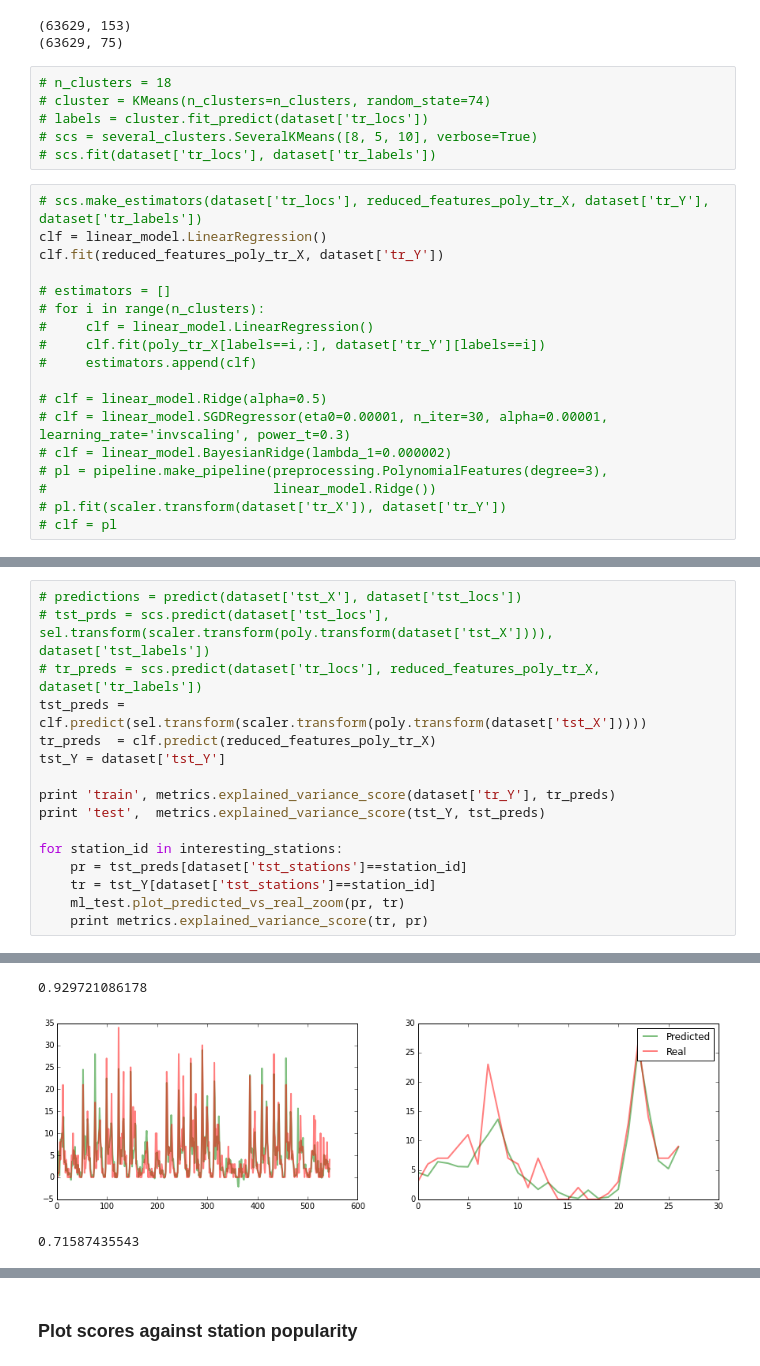
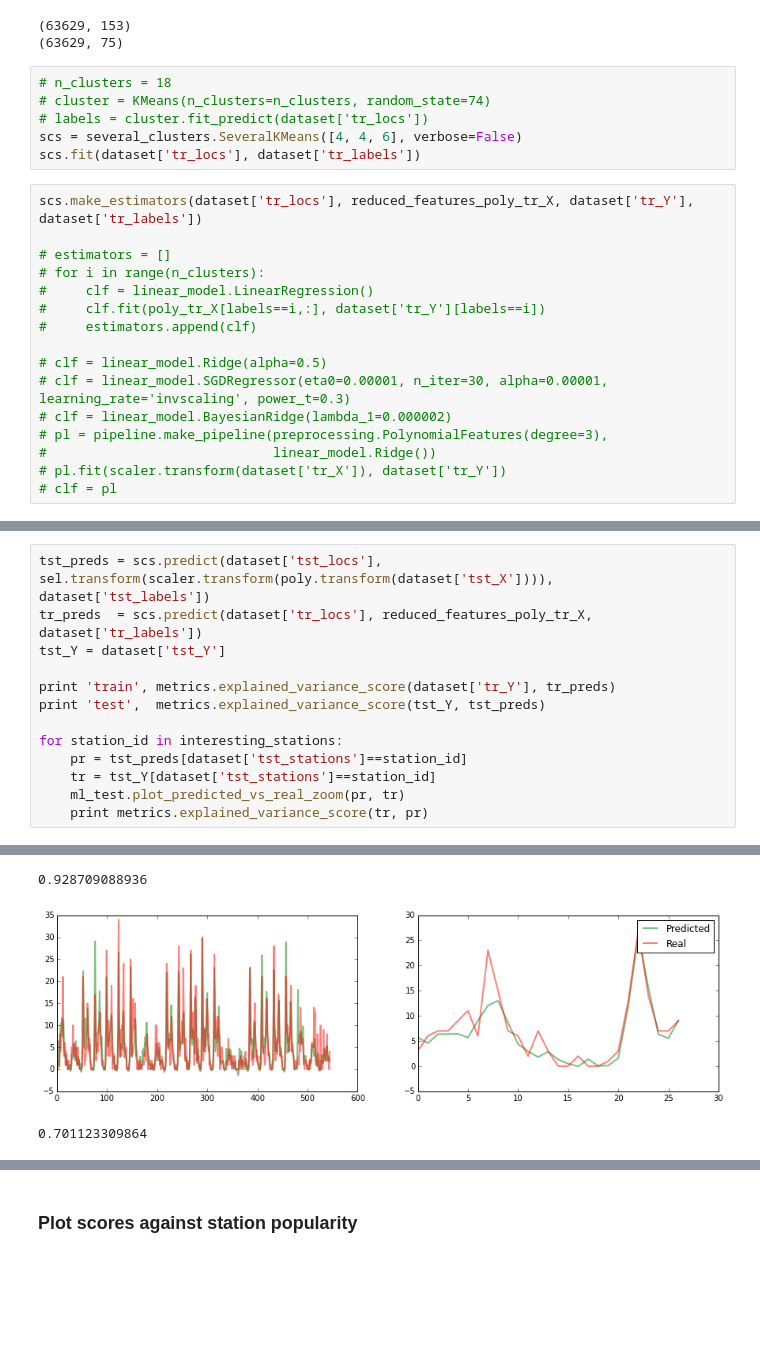
Before and after one commit to cs229-bike-prediction/bike-prediction, a Jupyter notebook: scikit experiments.ipynb, the cells around one changed output, grey strips where cells are left out. Drawn from its saved outputs; the diff is of its cells as text; blank space fills up the shorter version.

```diff
--- a/scikit experiments.ipynb
+++ b/scikit experiments.ipynb
@@ -51,12 +51,10 @@ print reduced_features_poly_tr_X.shape
 # n_clusters = 18
 # cluster = KMeans(n_clusters=n_clusters, random_state=74)
 # labels = cluster.fit_predict(dataset['tr_locs'])
-# scs = several_clusters.SeveralKMeans([8, 5, 10], verbose=True)
-# scs.fit(dataset['tr_locs'], dataset['tr_labels'])
+scs = several_clusters.SeveralKMeans([4, 4, 6], verbose=False)
+scs.fit(dataset['tr_locs'], dataset['tr_labels'])
 # %%
-# scs.make_estimators(dataset['tr_locs'], reduced_features_poly_tr_X, dataset['tr_Y'], dataset['tr_labels'])
-clf = linear_model.LinearRegression()
-clf.fit(reduced_features_poly_tr_X, dataset['tr_Y'])
+scs.make_estimators(dataset['tr_locs'], reduced_features_poly_tr_X, dataset['tr_Y'], dataset['tr_labels'])
 
 # estimators = []
 # for i in range(n_clusters):
@@ -76,9 +74,6 @@ LinearRegression(copy_X=True, fit_intercept=True, normalize=False)
 # %%
-# predictions = predict(dataset['tst_X'], dataset['tst_locs'])
-# tst_prds = scs.predict(dataset['tst_locs'], sel.transform(scaler.transform(poly.transform(dataset['tst_X']))), dataset['tst_labels'])
-# tr_preds = scs.predict(dataset['tr_locs'], reduced_features_poly_tr_X, dataset['tr_labels'])
-tst_preds = clf.predict(sel.transform(scaler.transform(poly.transform(dataset['tst_X']))))
-tr_preds  = clf.predict(reduced_features_poly_tr_X)
+tst_preds = scs.predict(dataset['tst_locs'], sel.transform(scaler.transform(poly.transform(dataset['tst_X']))), dataset['tst_labels'])
+tr_preds  = scs.predict(dataset['tr_locs'], reduced_features_poly_tr_X, dataset['tr_labels'])
 tst_Y = dataset['tst_Y']
 
 print 'train', metrics.explained_variance_score(dataset['tr_Y'], tr_preds)
@@ -98,3 +93,3 @@ test 0.827116778142
-0.929721086178
+0.928709088936
-[figure, old version]
+[figure, new version]
-0.71587435543
+0.701123309864
```
Also changed, not shown: parts of 3 cells of this notebook, 2 other files.
